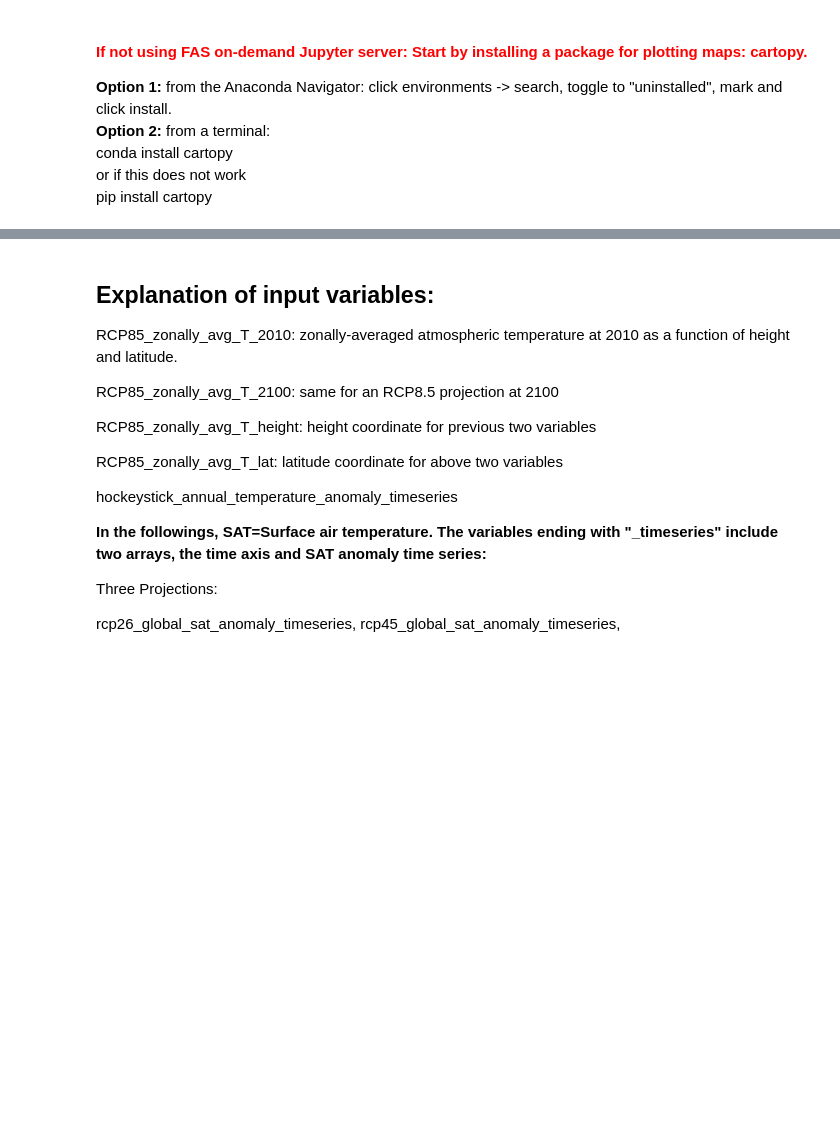
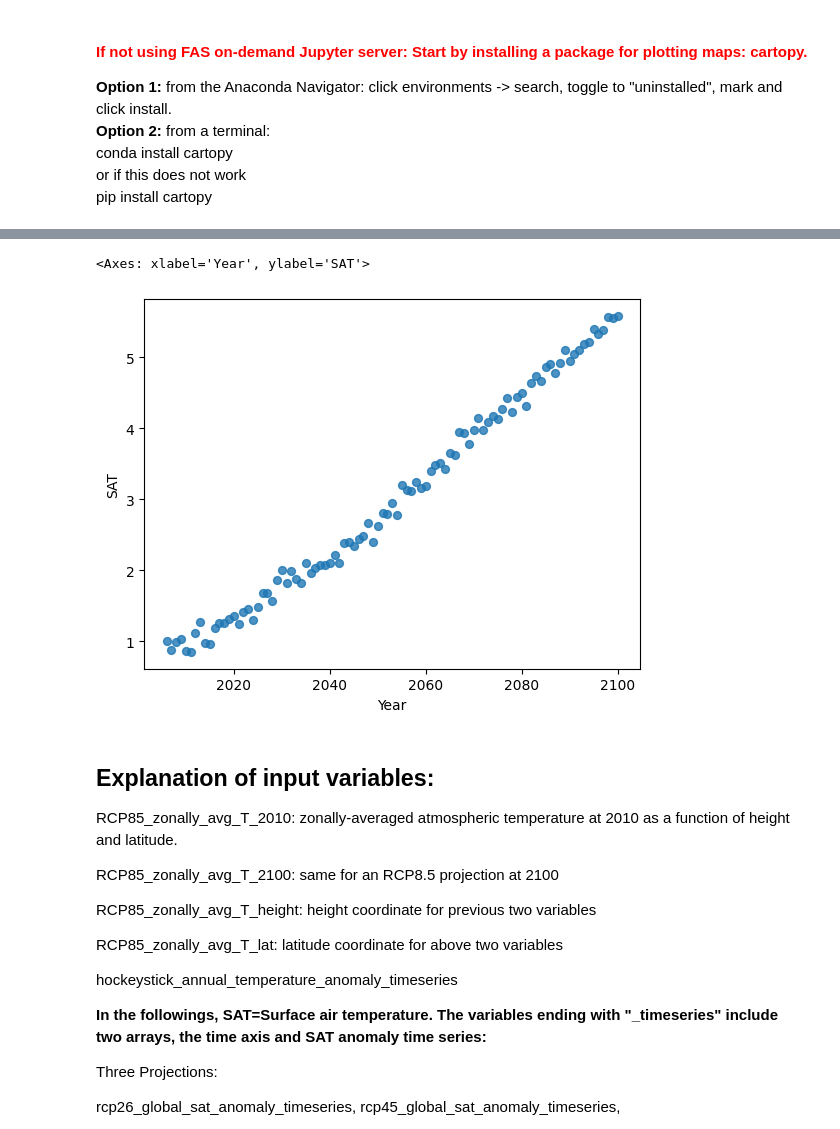
Before and after one commit to gagnagaman/Tziperman, a Jupyter notebook: temperature_workshop_colab.ipynb, the cells around one changed output, grey strips where cells are left out. Drawn from its saved outputs; the diff is of its cells as text; code cells hidden in the pictures; blank space fills up the shorter version.

```diff
--- a/temperature_workshop_colab.ipynb
+++ b/temperature_workshop_colab.ipynb
@@ -44,0 +91,31 @@ with open('./temperature_variables.pickle', 'rb') as file:
+# %%
+import pandas as pd
+
+# Create a dictionary to store DataFrames
+dataframes = {}
+
+# Iterate through the loaded data and create DataFrames
+for key, value in d.items():
+    try:
+        # Attempt to create a DataFrame, handling potential shape issues
+        if isinstance(value, np.ndarray):
+            if value.ndim == 1:
+                dataframes[key] = pd.DataFrame(value, columns=[key])
+            elif value.ndim == 2:
+                # For 2D arrays, create and then transpose
+                df = pd.DataFrame(value)
+                dataframes[key] = df.T # Transpose the DataFrame
+            else:
+                print(f"Skipping variable '{key}' with shape {value.shape} as it's not 1D or 2D.")
+        else:
+            print(f"Skipping variable '{key}' as it is not a numpy array.")
+    except Exception as e:
+        print(f"Could not create DataFrame for '{key}': {e}")
+
+# You can access the DataFrames like this:
+# hockeystick_df = dataframes['hockeystick_annual_temperature_anomaly_timeseries']
+# rcp85_df = dataframes['rcp85_global_sat_anomaly_timeseries']
+
+# Displaying the keys of the dataframes dictionary to show what was created
+print("Created DataFrames for the following variables:")
+print(dataframes.keys())
@@ -44,0 +125,4 @@ with open('./temperature_variables.pickle', 'rb') as file:
+# %%
+rcp85_df=dataframes['rcp85_global_sat_anomaly_timeseries']
+rcp85_df.rename(columns={0: 'Year', 1: 'SAT'}, inplace=True)
+display(rcp85_df.head())
@@ -45,3 +189,9 @@ with open('./temperature_variables.pickle', 'rb') as file:
+# %%
+from matplotlib import pyplot as plt
+rcp85_df.plot(kind='scatter', y='SAT', x='Year', s=32, alpha=.8)
+# %% [output]
+<Axes: xlabel='Year', ylabel='SAT'>
+[figure, added]
 # %% [markdown]
 ## Explanation of input variables:
 
```
Also changed, not shown: parts of 6 cells of this notebook.
